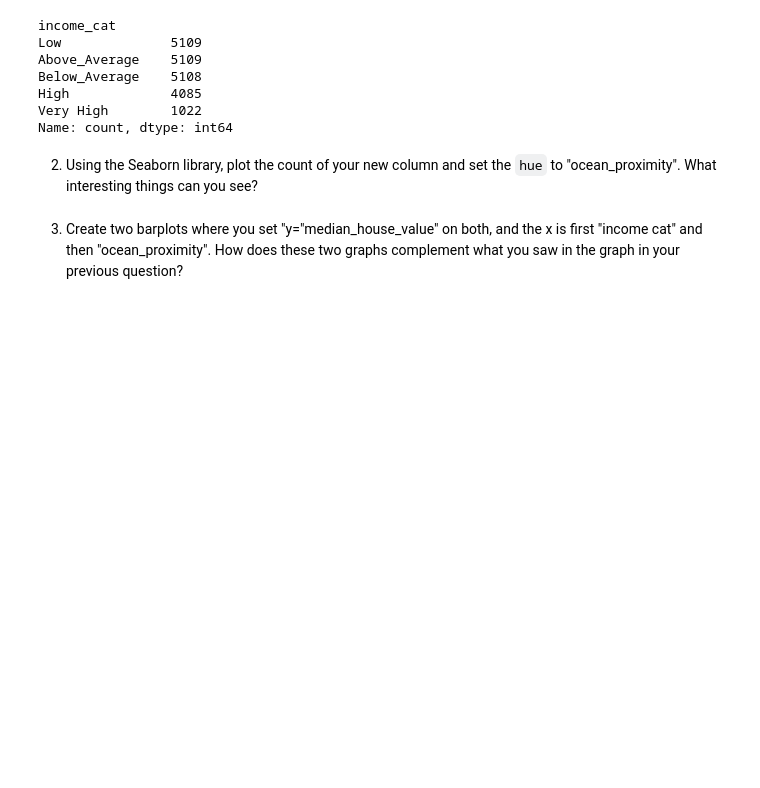
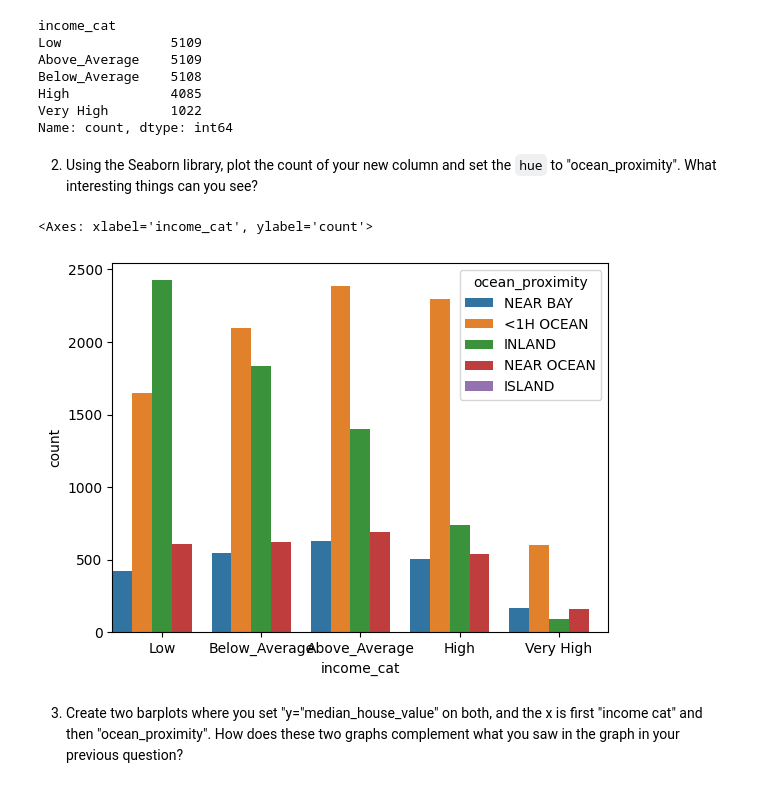
Before and after one commit to chandlershortlidge/lab-ml-and-linear-regression, a Jupyter notebook: your-code/main.ipynb, the cells around one changed output. Saved outputs shown, nothing was run; the diff lists cells and outputs as text; code cells hidden in the pictures; blank space fills up the shorter version.

```diff
--- a/your-code/main.ipynb
+++ b/your-code/main.ipynb
@@ -281,5 +281,18 @@ Very High        1022
 Name: count, dtype: int64
 # %% [markdown]
 2. Using the Seaborn library, plot the count of your new column and set the `hue` to "ocean_proximity". What interesting things can you see?
+# %%
+sns.countplot(
+    data=housing,
+    x="income_cat",
+    hue="ocean_proximity",
+    width=1.0
+)
+# there's a clear negative correlation between living inland and having a high income
+# and very high income has less inland than all other buckets (relative to its sample size),
+# with more residents lving near the ocean and near the bay. ocean front property is pricy!
+# %% [output]
+<Axes: xlabel='income_cat', ylabel='count'>
+[figure, added]
 # %% [markdown]
 3. Create two barplots where you set "y="median_house_value" on both, and the x is first "income cat" and then "ocean_proximity". How does these two graphs complement what you saw in the graph in your previous question?
```
Also changed, not shown: parts of 1 cell of this notebook.
